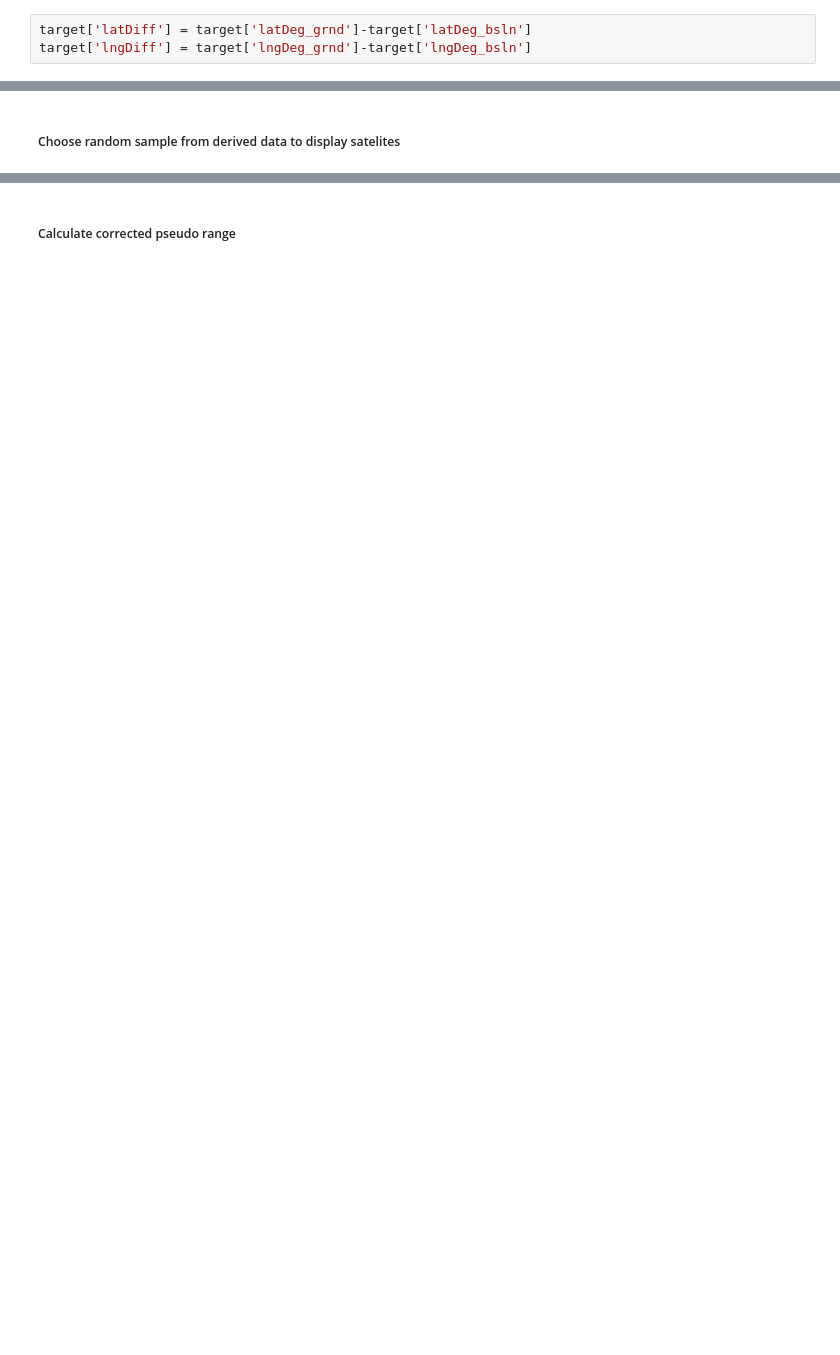
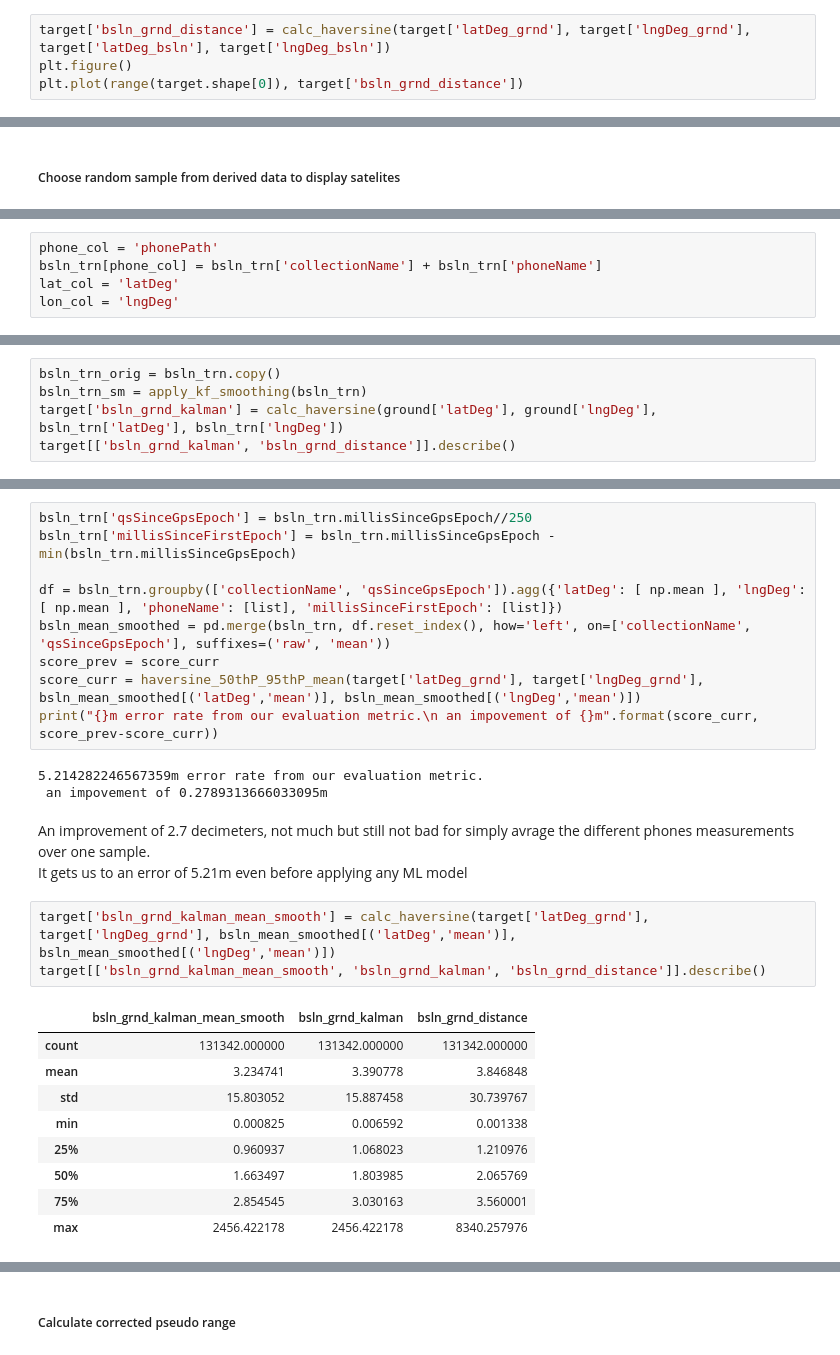
Before and after one commit to shacharhelmer/GNSS-Google, a Jupyter notebook: googlegnss.ipynb, the cells around one changed output, grey strips where cells are left out. Drawn from its saved outputs; the diff is of its cells as text; blank space fills up the shorter version.

Commit message:
merge

```diff
--- a/googlegnss.ipynb
+++ b/googlegnss.ipynb
@@ -199,3 +146,4 @@ def calc_haversine(lat1, lon1, lat2, lon2):
 # %%
-target['latDiff'] = target['latDeg_grnd']-target['latDeg_bsln']
-target['lngDiff'] = target['lngDeg_grnd']-target['lngDeg_bsln']
+target['bsln_grnd_distance'] = calc_haversine(target['latDeg_grnd'], target['lngDeg_grnd'], target['latDeg_bsln'], target['lngDeg_bsln'])
+plt.figure()
+plt.plot(range(target.shape[0]), target['bsln_grnd_distance'])
@@ -376,0 +343,5 @@ plt.show()
+# %%
+phone_col = 'phonePath'
+bsln_trn[phone_col] = bsln_trn['collectionName'] + bsln_trn['phoneName']
+lat_col = 'latDeg'
+lon_col = 'lngDeg'
@@ -376,0 +371,5 @@ plt.show()
+# %%
+bsln_trn_orig = bsln_trn.copy()
+bsln_trn_sm = apply_kf_smoothing(bsln_trn)
+target['bsln_grnd_kalman'] = calc_haversine(ground['latDeg'], ground['lngDeg'], bsln_trn['latDeg'], bsln_trn['lngDeg'])
+target[['bsln_grnd_kalman', 'bsln_grnd_distance']].describe()
@@ -376,0 +424,27 @@ plt.show()
+# %%
+bsln_trn['qsSinceGpsEpoch'] = bsln_trn.millisSinceGpsEpoch//250
+bsln_trn['millisSinceFirstEpoch'] = bsln_trn.millisSinceGpsEpoch - min(bsln_trn.millisSinceGpsEpoch)
+
+df = bsln_trn.groupby(['collectionName', 'qsSinceGpsEpoch']).agg({'latDeg': [ np.mean ], 'lngDeg': [ np.mean ], 'phoneName': [list], 'millisSinceFirstEpoch': [list]})
+bsln_mean_smoothed = pd.merge(bsln_trn, df.reset_index(), how='left', on=['collectionName', 'qsSinceGpsEpoch'], suffixes=('raw', 'mean'))
+score_prev = score_curr
+score_curr = haversine_50thP_95thP_mean(target['latDeg_grnd'], target['lngDeg_grnd'], bsln_mean_smoothed[('latDeg','mean')], bsln_mean_smoothed[('lngDeg','mean')])
+print("{}m error rate from our evaluation metric.\n an impovement of {}m".format(score_curr, score_prev-score_curr))
+# %% [output]
+5.214282246567359m error rate from our evaluation metric.
+ an impovement of 0.2789313666033095m
+# %% [markdown]
+An improvement of 2.7 decimeters, not much but still not bad for simply avrage the different phones measurements over one sample.<br> It gets us to an error of 5.21m even before applying any ML model
+# %%
+target['bsln_grnd_kalman_mean_smooth'] = calc_haversine(target['latDeg_grnd'], target['lngDeg_grnd'], bsln_mean_smoothed[('latDeg','mean')], bsln_mean_smoothed[('lngDeg','mean')])
+target[['bsln_grnd_kalman_mean_smooth', 'bsln_grnd_kalman', 'bsln_grnd_distance']].describe()
+# %% [output]
+|  | bsln_grnd_kalman_mean_smooth | bsln_grnd_kalman | bsln_grnd_distance |
+| count | 131342.000000 | 131342.000000 | 131342.000000 |
+| mean | 3.234741 | 3.390778 | 3.846848 |
+| std | 15.803052 | 15.887458 | 30.739767 |
+| min | 0.000825 | 0.006592 | 0.001338 |
+| 25% | 0.960937 | 1.068023 | 1.210976 |
+| 50% | 1.663497 | 1.803985 | 2.065769 |
+| 75% | 2.854545 | 3.030163 | 3.560001 |
+| max | 2456.422178 | 2456.422178 | 8340.257976 |
```
Also changed, not shown: parts of 124 cells of this notebook.
